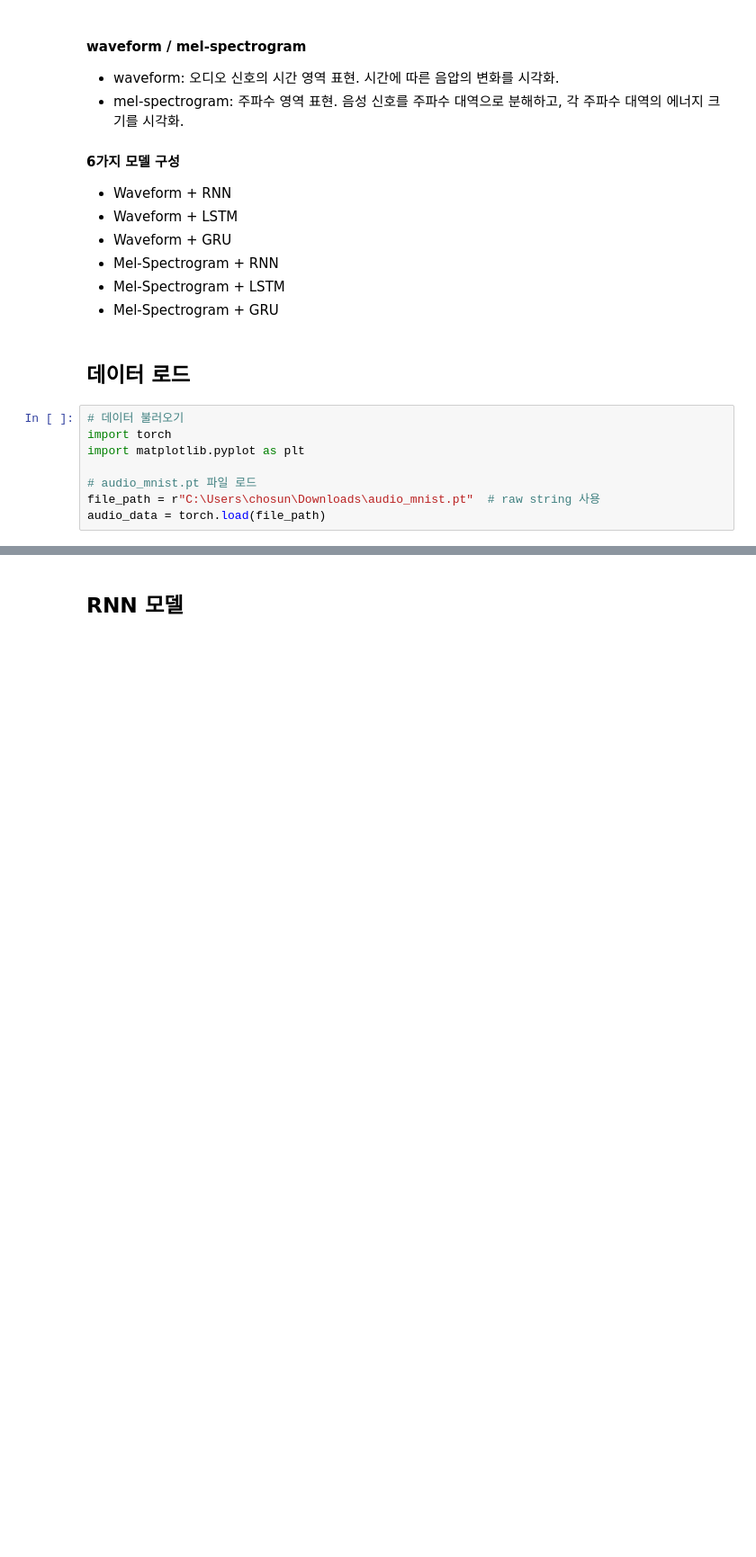
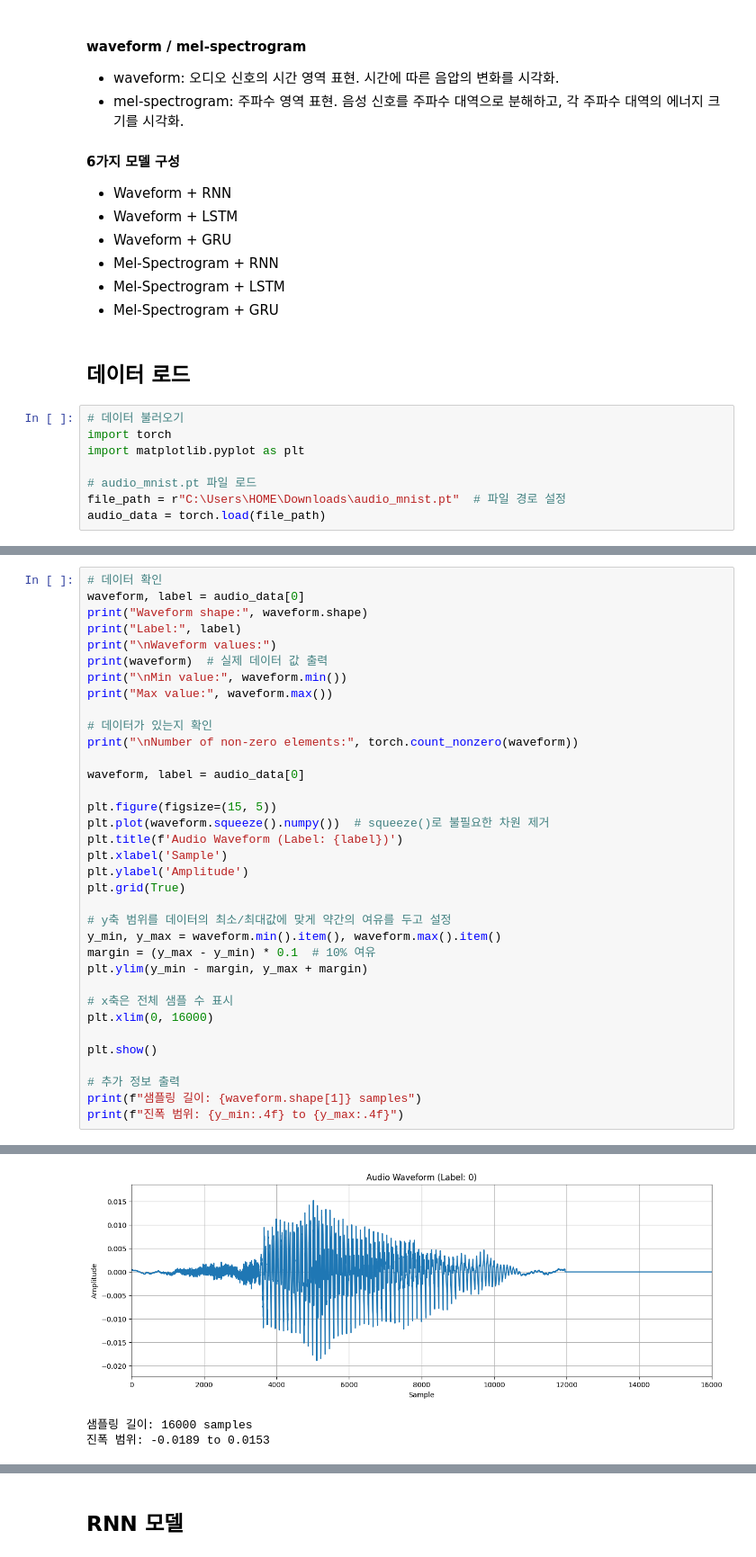
Before and after one commit to 20213013/AI, a Jupyter notebook: AudioMNIST_RNN/Audio_MNIST_RNN_Waveform.ipynb, the cells around one changed output, grey strips where cells are left out. Shown at 90% size. Saved outputs shown, nothing was run; the diff lists cells and outputs as text; blank space fills up the shorter version.

```diff
--- a/AudioMNIST_RNN/Audio_MNIST_RNN_Waveform.ipynb
+++ b/AudioMNIST_RNN/Audio_MNIST_RNN_Waveform.ipynb
@@ -38,5 +34,5 @@ import torch
 import matplotlib.pyplot as plt
 
 # audio_mnist.pt 파일 로드
-file_path = r"C:\Users\chosun\Downloads\audio_mnist.pt"  # raw string 사용
+file_path = r"C:\Users\HOME\Downloads\audio_mnist.pt"  # 파일 경로 설정
 audio_data = torch.load(file_path)
@@ -148,0 +39,36 @@ plt.show()
+# %%
+# 데이터 확인
+waveform, label = audio_data[0]
+print("Waveform shape:", waveform.shape)
+print("Label:", label)
+print("\nWaveform values:")
+print(waveform)  # 실제 데이터 값 출력
+print("\nMin value:", waveform.min())
+print("Max value:", waveform.max())
+
+# 데이터가 있는지 확인
+print("\nNumber of non-zero elements:", torch.count_nonzero(waveform))
+
+waveform, label = audio_data[0]
+
+plt.figure(figsize=(15, 5))
+plt.plot(waveform.squeeze().numpy())  # squeeze()로 불필요한 차원 제거
+plt.title(f'Audio Waveform (Label: {label})')
+plt.xlabel('Sample')
+plt.ylabel('Amplitude')
+plt.grid(True)
+
+# y축 범위를 데이터의 최소/최대값에 맞게 약간의 여유를 두고 설정
+y_min, y_max = waveform.min().item(), waveform.max().item()
+margin = (y_max - y_min) * 0.1  # 10% 여유
+plt.ylim(y_min - margin, y_max + margin)
+
+# x축은 전체 샘플 수 표시
+plt.xlim(0, 16000)
+
+plt.show()
+
+# 추가 정보 출력
+print(f"샘플링 길이: {waveform.shape[1]} samples")
+print(f"진폭 범위: {y_min:.4f} to {y_max:.4f}")
+# %% [output]
@@ -149 +85,4 @@ plt.show()
+[figure, added]
+샘플링 길이: 16000 samples
+진폭 범위: -0.0189 to 0.0153
 # %% [markdown]
```
Also changed, not shown: parts of 15 cells of this notebook.
